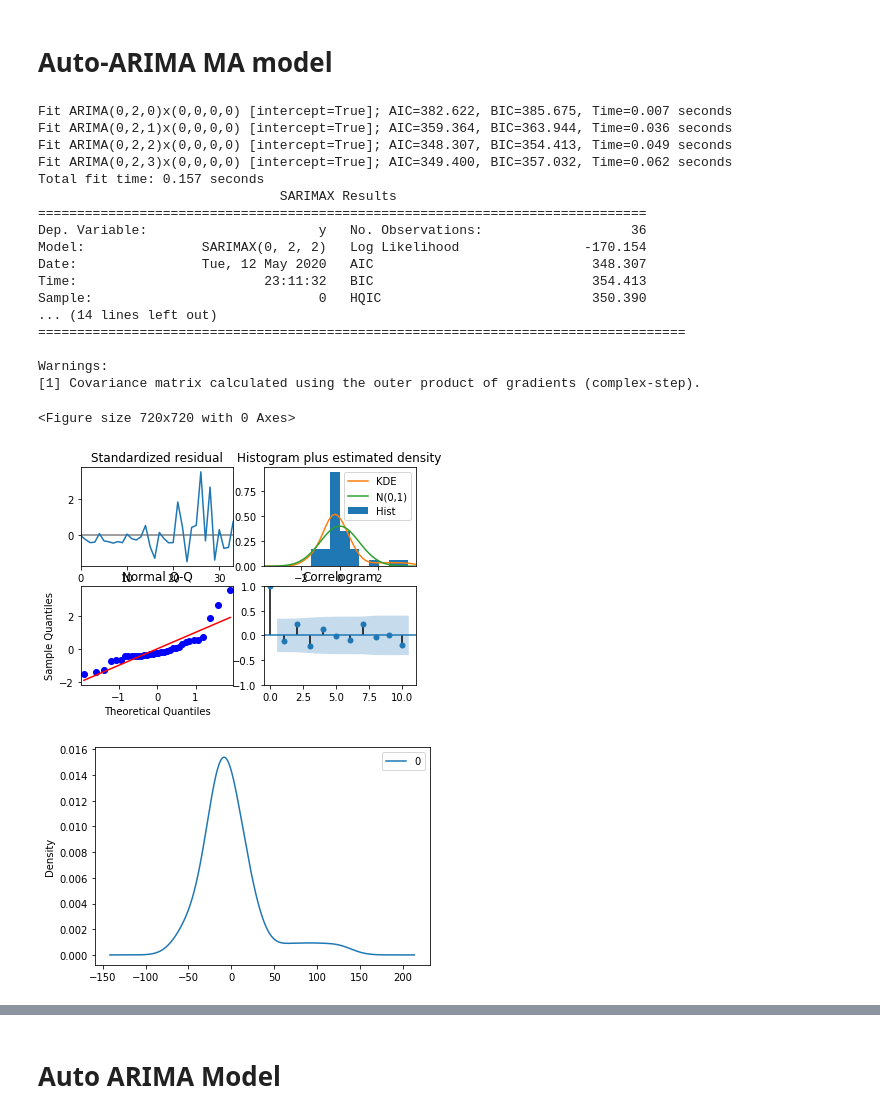
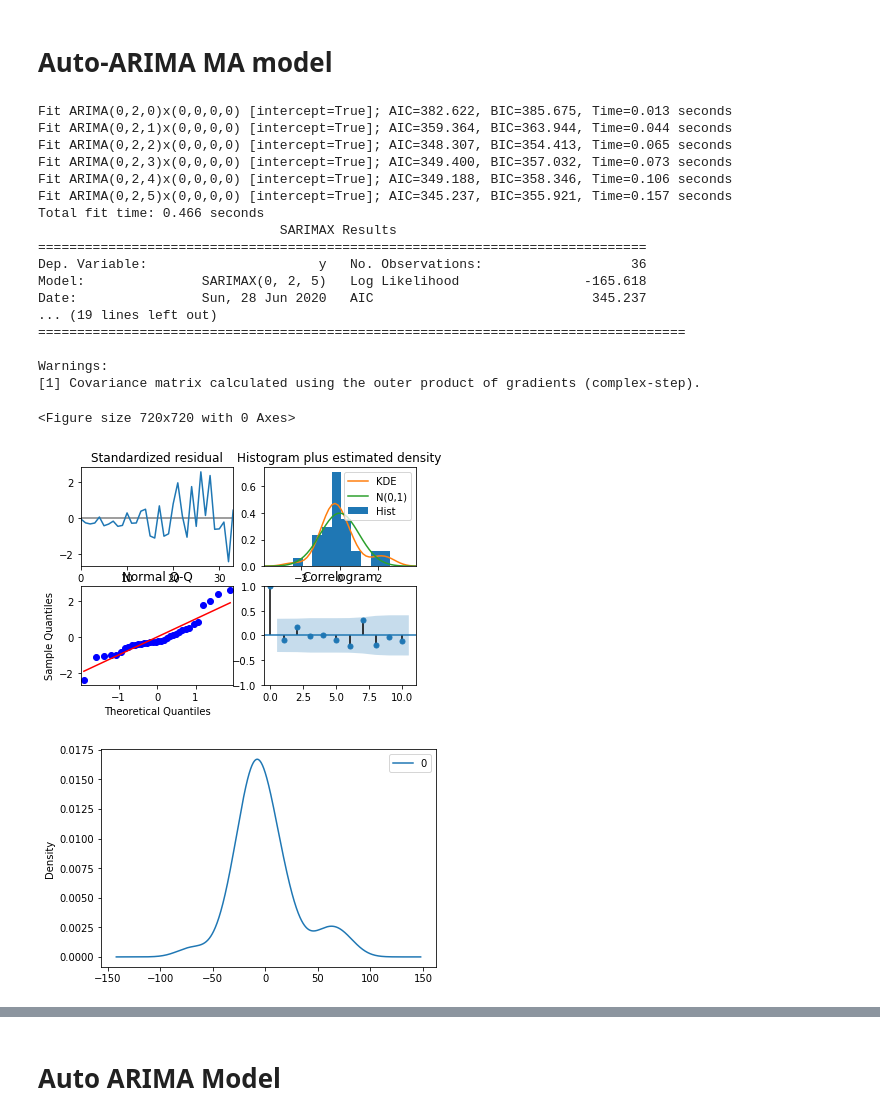
Before and after one commit to sharmi1206/covid-19-analysis, a Jupyter notebook: covid-19-tseries-pred.ipynb, the cells around one changed output, grey strips where cells are left out. Cells and saved outputs as stored; diff of their text form; code cells hidden in the pictures.

```diff
--- a/covid-19-tseries-pred.ipynb
+++ b/covid-19-tseries-pred.ipynb
@@ -1235,40 +1397,40 @@ validActiveCases=totActiveCases[int(df_per_State_features.shape[0]*0.70):]
 train_dates = df_per_State_features['Date'].iloc[:int(df_per_State_sel_features.shape[0]*0.70)].values
 valid_dates = df_per_State_features['Date'].iloc[int(df_per_State_sel_features.shape[0]*0.70):].values
 # %%
-model_ma= auto_arima(trainActiveCases,trace=True, error_action='ignore', start_p=0,start_q=0,max_p=0,max_q=3,
+model_ma= auto_arima(trainActiveCases,trace=True, error_action='ignore', start_p=0,start_q=0,max_p=0,max_q=5,
                    suppress_warnings=True,stepwise=False,seasonal=False)
 model_ma_fit = model_ma.fit(trainActiveCases)
 prediction_ma=model_ma_fit.predict(len(validActiveCases))
 
 print(model_ma_fit.summary())
 plt.figure(figsize=(10,10))
 # plot residual errors
 residuals = pd.DataFrame(model_ma_fit.resid())
 model_ma_fit.plot_diagnostics()
 plt.show()
 residuals.plot(kind='kde')
 plt.show()
 # %% [output]
-Fit ARIMA(0,2,0)x(0,0,0,0) [intercept=True]; AIC=382.622, BIC=385.675, Time=0.007 seconds
-Fit ARIMA(0,2,1)x(0,0,0,0) [intercept=True]; AIC=359.364, BIC=363.944, Time=0.036 seconds
-Fit ARIMA(0,2,2)x(0,0,0,0) [intercept=True]; AIC=348.307, BIC=354.413, Time=0.049 seconds
-Fit ARIMA(0,2,3)x(0,0,0,0) [intercept=True]; AIC=349.400, BIC=357.032, Time=0.062 seconds
-Total fit time: 0.157 seconds
+Fit ARIMA(0,2,0)x(0,0,0,0) [intercept=True]; AIC=382.622, BIC=385.675, Time=0.013 seconds
+Fit ARIMA(0,2,1)x(0,0,0,0) [intercept=True]; AIC=359.364, BIC=363.944, Time=0.044 seconds
+Fit ARIMA(0,2,2)x(0,0,0,0) [intercept=True]; AIC=348.307, BIC=354.413, Time=0.065 seconds
+Fit ARIMA(0,2,3)x(0,0,0,0) [intercept=True]; AIC=349.400, BIC=357.032, Time=0.073 seconds
+Fit ARIMA(0,2,4)x(0,0,0,0) [intercept=True]; AIC=349.188, BIC=358.346, Time=0.106 seconds
+Fit ARIMA(0,2,5)x(0,0,0,0) [intercept=True]; AIC=345.237, BIC=355.921, Time=0.157 seconds
+Total fit time: 0.466 seconds
                                SARIMAX Results
 ==============================================================================
 Dep. Variable:                      y   No. Observations:                   36
-Model:               SARIMAX(0, 2, 2)   Log Likelihood                -170.154
-Date:                Tue, 12 May 2020   AIC                            348.307
-Time:                        23:11:32   BIC                            354.413
-Sample:                             0   HQIC                           350.390
-... (14 lines left out)
+Model:               SARIMAX(0, 2, 5)   Log Likelihood                -165.618
+Date:                Sun, 28 Jun 2020   AIC                            345.237
+... (19 lines left out)
 ===================================================================================
 
 Warnings:
 [1] Covariance matrix calculated using the outer product of gradients (complex-step).
 <Figure size 720x720 with 0 Axes>
-[figure, old version]
+[figure, new version]
-[figure, old version]
+[figure, new version]
 # %%
 model_scores.append(np.sqrt(mean_squared_error(validActiveCases,prediction_ma)))
 print("Root Mean Square Error for Auto ARIMA MA Model: ",np.sqrt(mean_squared_error(validActiveCases,prediction_ma)))
```
Also changed, not shown: parts of 70 cells of this notebook.
